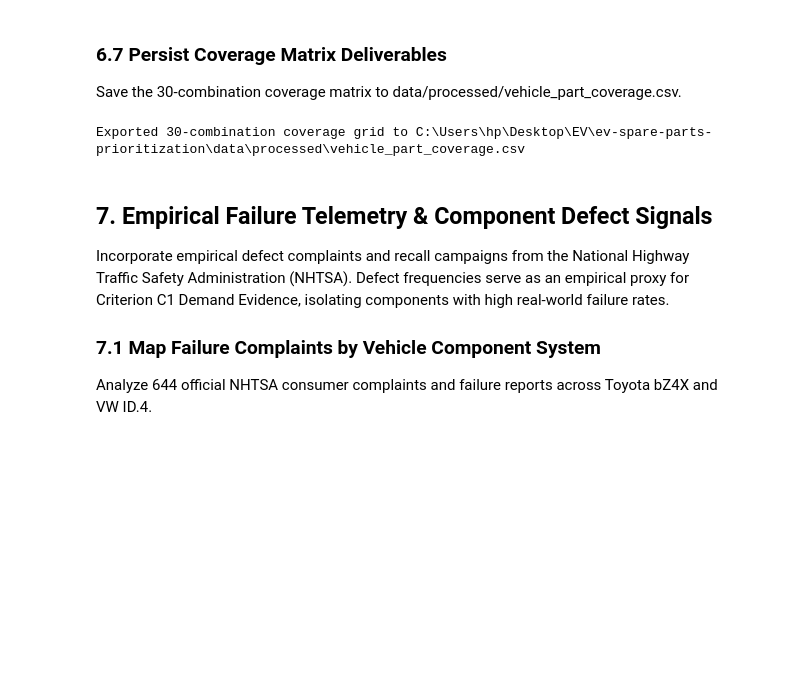
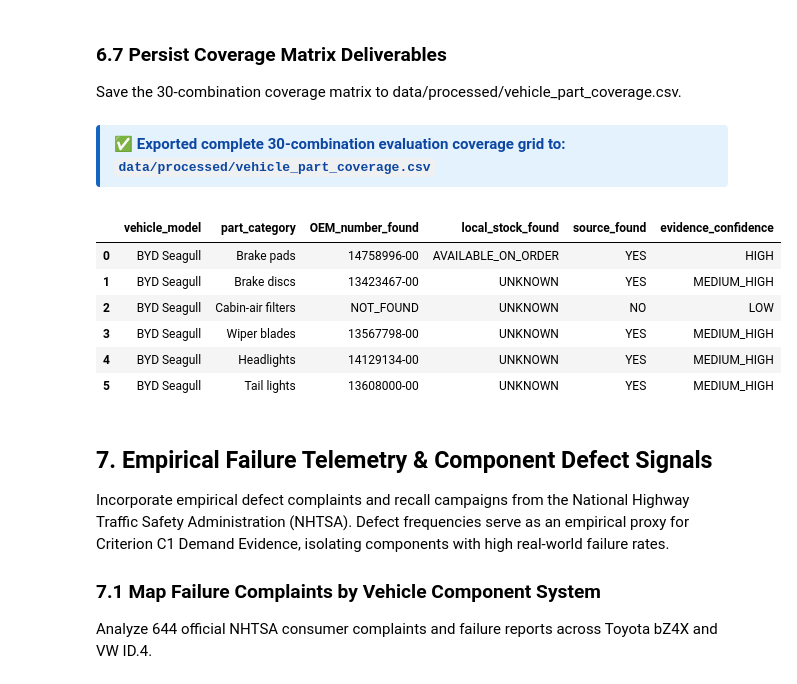
Before and after one commit to EstarCode/ev-spare-parts-prioritization, a Jupyter notebook: notebooks/Abraham_Amogne_EV_Spare_Parts_Prioritization.ipynb, the cells around one changed output. Drawn from its saved outputs; the diff is of its cells as text; code cells hidden in the pictures; blank space fills up the shorter version.

```diff
--- a/notebooks/Abraham_Amogne_EV_Spare_Parts_Prioritization.ipynb
+++ b/notebooks/Abraham_Amogne_EV_Spare_Parts_Prioritization.ipynb
@@ -821,11 +856,22 @@ display(avail_display)
 # %% [markdown]
 ### 6.7 Persist Coverage Matrix Deliverables
 Save the 30-combination coverage matrix to data/processed/vehicle_part_coverage.csv.
-# %%
-df_coverage.to_csv(PROCESSED_DIR / "vehicle_part_coverage.csv", index=False, encoding="utf-8")
-print(f"Exported 30-combination coverage grid to {PROCESSED_DIR / 'vehicle_part_coverage.csv'}")
-# %% [output]
-Exported 30-combination coverage grid to C:\Users\hp\Desktop\EV\ev-spare-parts-prioritization\data\processed\vehicle_part_coverage.csv
+# %%
+coverage_path = PROCESSED_DIR / "vehicle_part_coverage.csv"
+df_coverage.to_csv(coverage_path, index=False, encoding="utf-8")
+
+cov_preview_cols = ["vehicle_model", "part_category", "OEM_number_found", "local_stock_found", "source_found", "evidence_confidence"]
+display(HTML(f"<div style='padding:8px 14px; background:#e3f2fd; border-left:4px solid #1565c0; border-radius:4px; margin-bottom:10px; font-weight:bold; color:#0d47a1;'>✅ Exported complete 30-combination evaluation coverage grid to: <code>data/processed/vehicle_part_coverage.csv</code></div>"))
+display(df_coverage[cov_preview_cols].head(6))
+# %% [output]
+✅ Exported complete 30-combination evaluation coverage grid to: data/processed/vehicle_part_coverage.csv
+|  | vehicle_model | part_category | OEM_number_found | local_stock_found | source_found | evidence_confidence |
+| 0 | BYD Seagull | Brake pads | 14758996-00 | AVAILABLE_ON_ORDER | YES | HIGH |
+| 1 | BYD Seagull | Brake discs | 13423467-00 | UNKNOWN | YES | MEDIUM_HIGH |
+| 2 | BYD Seagull | Cabin-air filters | NOT_FOUND | UNKNOWN | NO | LOW |
+| 3 | BYD Seagull | Wiper blades | 13567798-00 | UNKNOWN | YES | MEDIUM_HIGH |
+| 4 | BYD Seagull | Headlights | 14129134-00 | UNKNOWN | YES | MEDIUM_HIGH |
+| 5 | BYD Seagull | Tail lights | 13608000-00 | UNKNOWN | YES | MEDIUM_HIGH |
 # %% [markdown]
 ## 7. Empirical Failure Telemetry & Component Defect Signals
 Incorporate empirical defect complaints and recall campaigns from the National Highway Traffic Safety Administration (NHTSA). Defect frequencies serve as an empirical proxy for Criterion C1 Demand Evidence, isolating components with high real-world failure rates.
```
Also changed, not shown: parts of 10 cells of this notebook.
